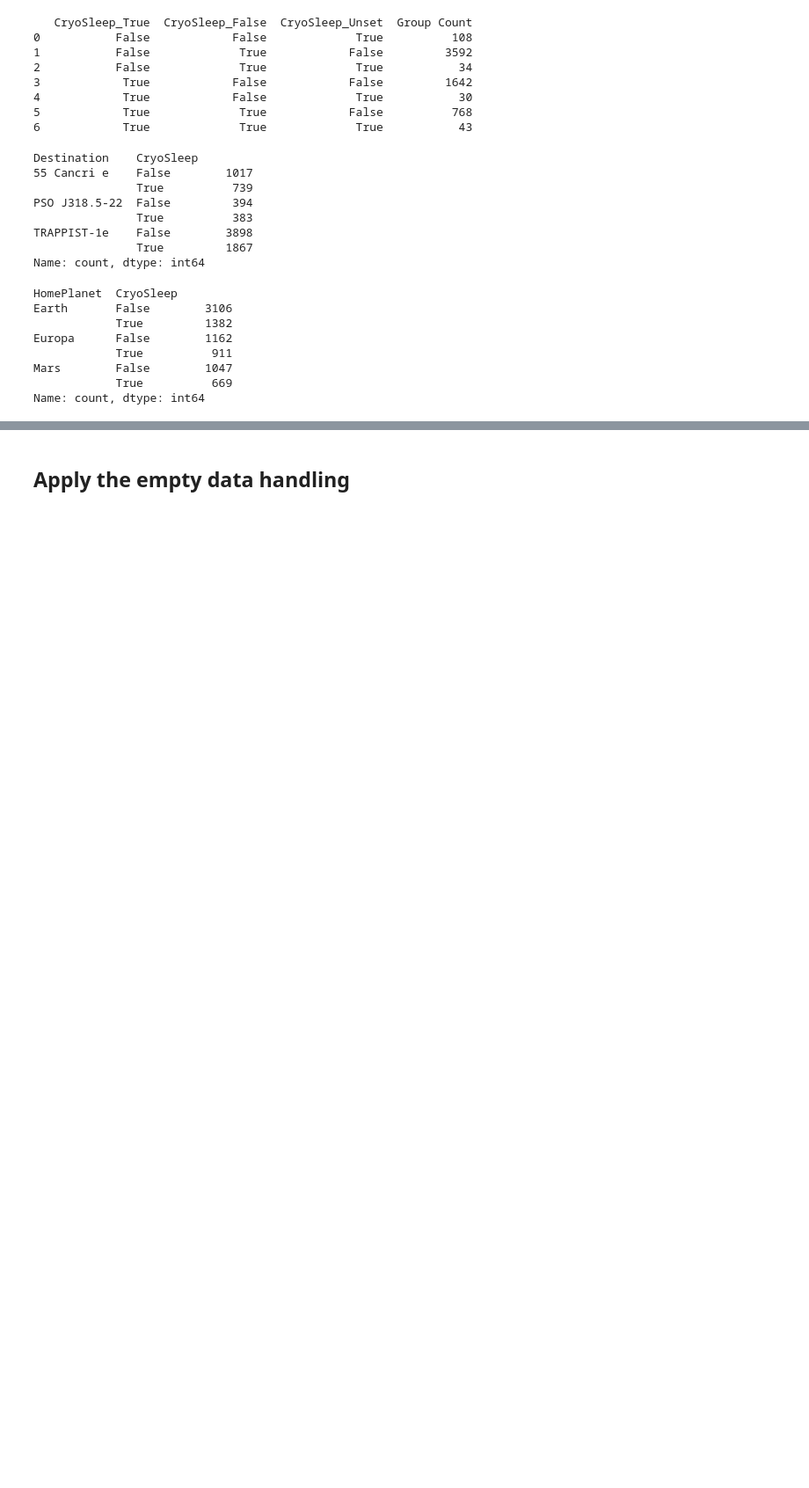
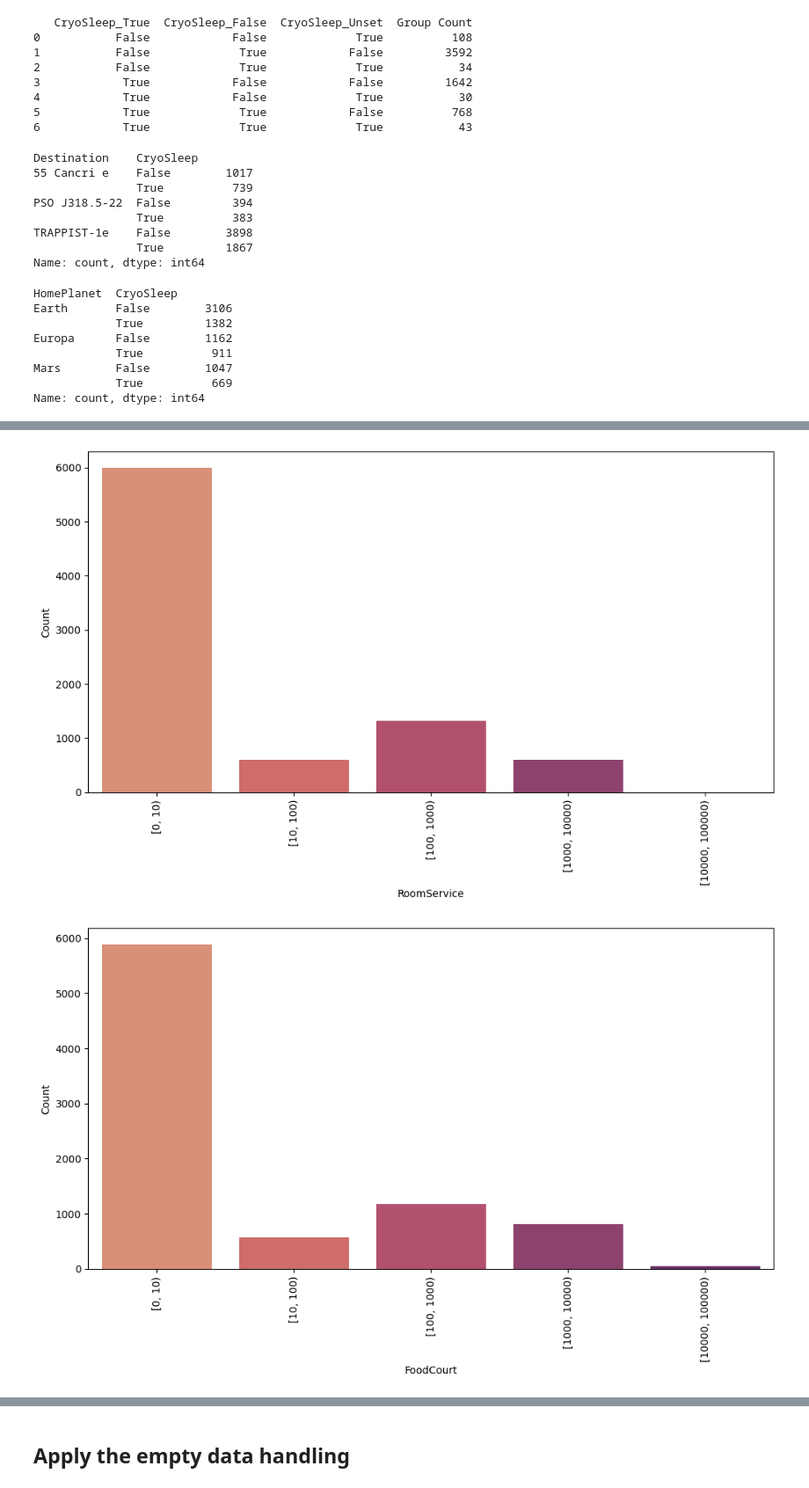
Before and after one commit to edoatley/ml, a Jupyter notebook: kaggle/competitions/spaceship-titanic/02-edo-space-titanic-prepare.ipynb, the cells around one changed output, grey strips where cells are left out. Shown at 88% size. Saved outputs shown, nothing was run; the diff lists cells and outputs as text; code cells hidden in the pictures; blank space fills up the shorter version.

Commit message:
save empty data progress

```diff
--- a/kaggle/competitions/spaceship-titanic/02-edo-space-titanic-prepare.ipynb
+++ b/kaggle/competitions/spaceship-titanic/02-edo-space-titanic-prepare.ipynb
@@ -592,0 +626,18 @@ Name: count, dtype: int64
+# %%
+# Define the spending categories
+spending_categories = ['RoomService', 'FoodCourt', 'ShoppingMall', 'Spa', 'VRDeck']
+
+# Now to decide the bins With these values I think we can go with log bins i.e.
+bins = [0, 10, 100, 1000, 10000, 100000]
+# %%
+# Draw graphs to see the distribution of the spending categories
+for category in spending_categories:
+    cat_df = pd.cut(train_df[category], bins, right=False)
+    df_counts = cat_df.value_counts().sort_index().reset_index(name='Count').rename(columns={'index': 'Range'})
+    plt.figure(figsize=(12, 6))  # Increase the size of the plot
+    ax = sns.barplot(data=df_counts, x=category, y='Count', palette='flare')
+    plt.xticks(rotation=90)  # Rotate the x-axis labels
+    plt.show()
+# %% [output]
+[figure, added]
+[figure, added]
```
Also changed, not shown: parts of 31 cells of this notebook.
